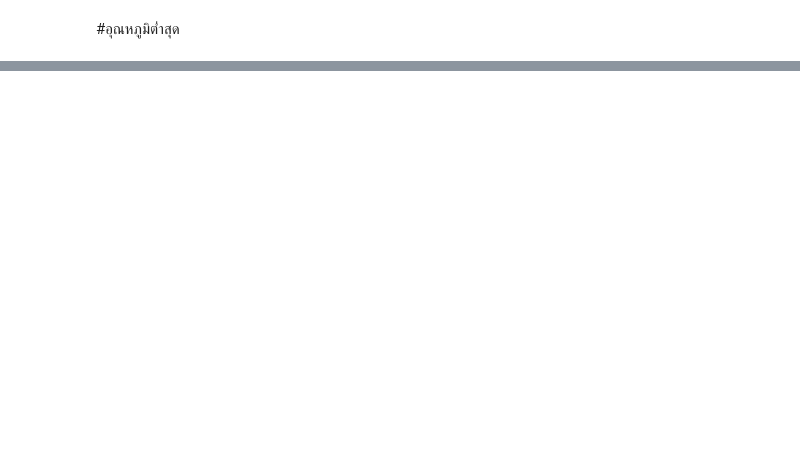
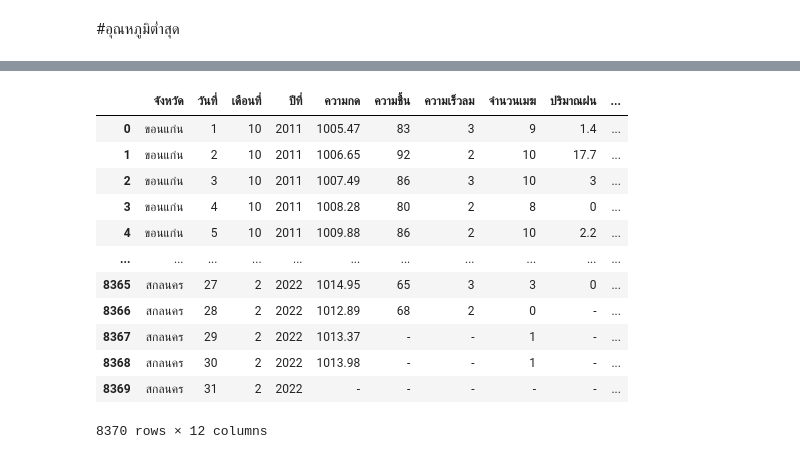
Before and after one commit to Aomaphisara/bsc_dpdm22, a Jupyter notebook: Quiz_Group_5_20_of_Midterm.ipynb, the cells around one changed output, grey strips where cells are left out. Saved outputs shown, nothing was run; the diff lists cells and outputs as text; code cells hidden in the pictures; blank space fills up the shorter version.

```diff
--- a/Quiz_Group_5_20_of_Midterm.ipynb
+++ b/Quiz_Group_5_20_of_Midterm.ipynb
@@ -719,0 +856,24 @@ FinalTable.head(3)
+# %%
+merger = mergec.merge(rp, how ='inner', left_on=['จังหวัด', 'วันที่',	'เดือนที่',	'ปีที่'],right_on=['จังหวัด', 'วันที่',	'เดือนที่',	'ปีที่'])
+# %%
+merged = merger.merge(dp, how ='inner', left_on=['จังหวัด', 'วันที่',	'เดือนที่',	'ปีที่'],right_on=['จังหวัด', 'วันที่',	'เดือนที่',	'ปีที่'])
+# %%
+mergedd = merged.merge(ddp, how ='inner', left_on=['จังหวัด', 'วันที่',	'เดือนที่',	'ปีที่'],right_on=['จังหวัด', 'วันที่',	'เดือนที่',	'ปีที่'])
+# %%
+mergefinal = mergedd.merge(lp, how ='inner', left_on=['จังหวัด', 'วันที่',	'เดือนที่',	'ปีที่'],right_on=['จังหวัด', 'วันที่',	'เดือนที่',	'ปีที่'])
+# %%
+mergefinal
+# %% [output]
+|  | จังหวัด | วันที่ | เดือนที่ | ปีที่ | ความกด | ความชื้น | ความเร็วลม | จำนวนเมฆ | ปริมาณฝน | ... |
+| 0 | ขอนแก่น | 1 | 10 | 2011 | 1005.47 | 83 | 3 | 9 | 1.4 | ... |
+| 1 | ขอนแก่น | 2 | 10 | 2011 | 1006.65 | 92 | 2 | 10 | 17.7 | ... |
+| 2 | ขอนแก่น | 3 | 10 | 2011 | 1007.49 | 86 | 3 | 10 | 3 | ... |
+| 3 | ขอนแก่น | 4 | 10 | 2011 | 1008.28 | 80 | 2 | 8 | 0 | ... |
+| 4 | ขอนแก่น | 5 | 10 | 2011 | 1009.88 | 86 | 2 | 10 | 2.2 | ... |
+| ... | ... | ... | ... | ... | ... | ... | ... | ... | ... | ... |
+| 8365 | สกลนคร | 27 | 2 | 2022 | 1014.95 | 65 | 3 | 3 | 0 | ... |
+| 8366 | สกลนคร | 28 | 2 | 2022 | 1012.89 | 68 | 2 | 0 | - | ... |
+| 8367 | สกลนคร | 29 | 2 | 2022 | 1013.37 | - | - | 1 | - | ... |
+| 8368 | สกลนคร | 30 | 2 | 2022 | 1013.98 | - | - | 1 | - | ... |
+| 8369 | สกลนคร | 31 | 2 | 2022 | - | - | - | - | - | ... |
+8370 rows × 12 columns
```
Also changed, not shown: parts of 181 cells of this notebook.
